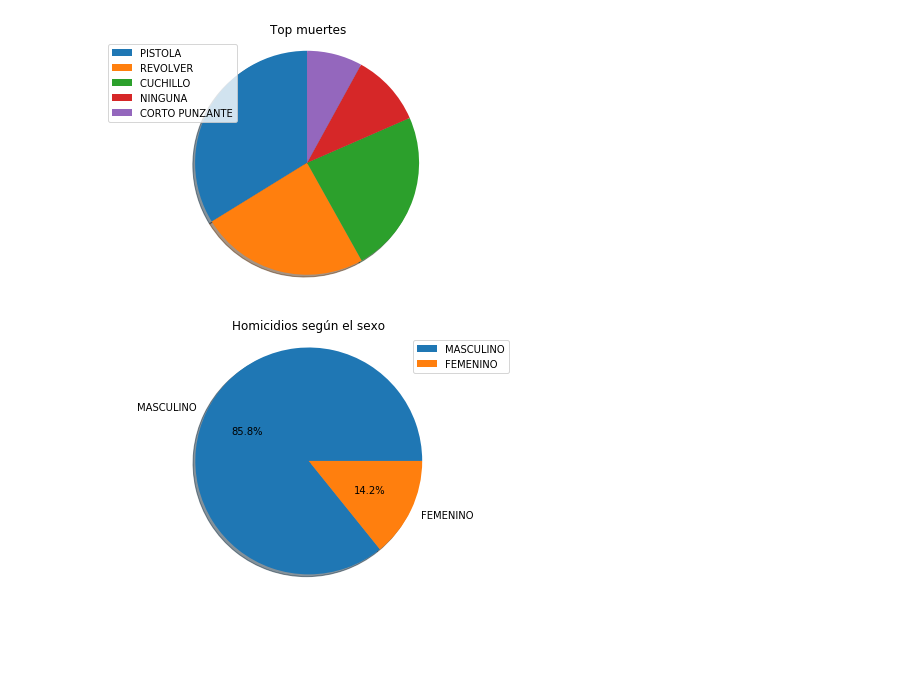
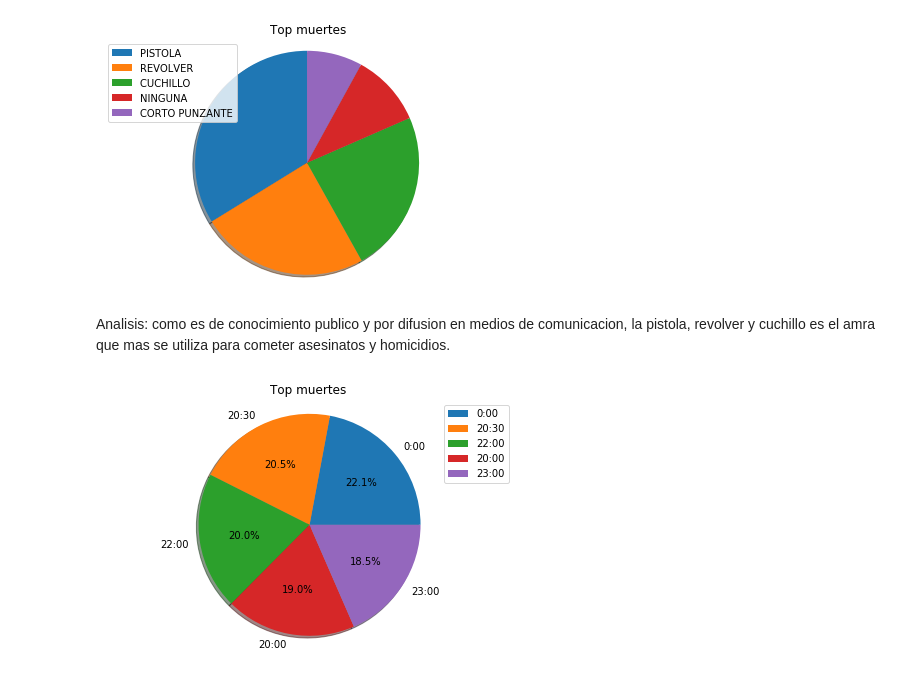
Before and after one commit to 2019-B-GR1-Python/py-yanez-aguiar-angel-daniel, a Jupyter notebook: 06-proyecto/proyecto.ipynb, the cells around one changed output. Drawn from its saved outputs; the diff is of its cells as text; code cells hidden in the pictures; blank space fills up the shorter version.

```diff
--- a/06-proyecto/proyecto.ipynb
+++ b/06-proyecto/proyecto.ipynb
@@ -54,23 +125,16 @@ plt.tight_layout()
 plt.show()
 # %% [output]
 [figure]
-# %%
-serie_homicidios_sexo=lista.Sexo.value_counts()
-total_homicidios=lista.shape[0]
-porcentaje_hombres=(serie_homicidios_sexo["MASCULINO"]/total_homicidios)*100
-porcentaje_mujeres=(serie_homicidios_sexo["FEMENINO"]/total_homicidios)*100
-#patches,texts=plt.pie(serie_homicidios_sexo,shadow=True,startangle=90)
-plt.pie(serie_homicidios_sexo,shadow=True,labels=serie_homicidios_sexo.index,autopct='%1.1f%%')
-plt.legend(patches,serie_homicidios_sexo.index,loc="best")
-plt.axis("equal")
-plt.title("Homicidios según el sexo")
-plt.tight_layout()
-numero_homicidios_hombres=serie_homicidios_sexo['MASCULINO']
-numero_homicidios_mujeres=serie_homicidios_sexo['FEMENINO']
-#print(f"Número de homicidios a hombres: {numero_homicidios_hombres}")
-#print(f"Porcentaje de homicidios a hombres: {porcentaje_hombres}%")
-#print(f"Número de homicidios a mujeres: {numero_homicidios_mujeres}")
-#print(f"Porcentaje homicidios a mujeres: {porcentaje_mujeres}%")
-plt.show()
-# %% [output]
-[figure, removed]
+# %% [markdown]
+Analisis: como es de conocimiento publico y por difusion en medios de comunicacion, la pistola, revolver y cuchillo es el amra que mas se utiliza para cometer asesinatos y homicidios.
+# %%
+serie_count_muertes_sin_otros=lista.Hora_Infraccion.value_counts().head(5)
+#atches,texts=plt.pie(serie_count_muertes_sin_otros,startangle=90,shadow=True)
+plt.pie(serie_count_muertes_sin_otros,shadow=True,labels=serie_count_muertes_sin_otros.index,autopct='%1.1f%%')
+plt.legend(patches,serie_count_muertes_sin_otros.index,loc="best")
+plt.axis('equal')
+plt.title("Top muertes")
+plt.tight_layout()
+plt.show()
+# %% [output]
+[figure, added]
```
Also changed, not shown: parts of 24 cells of this notebook, 5 other files.
